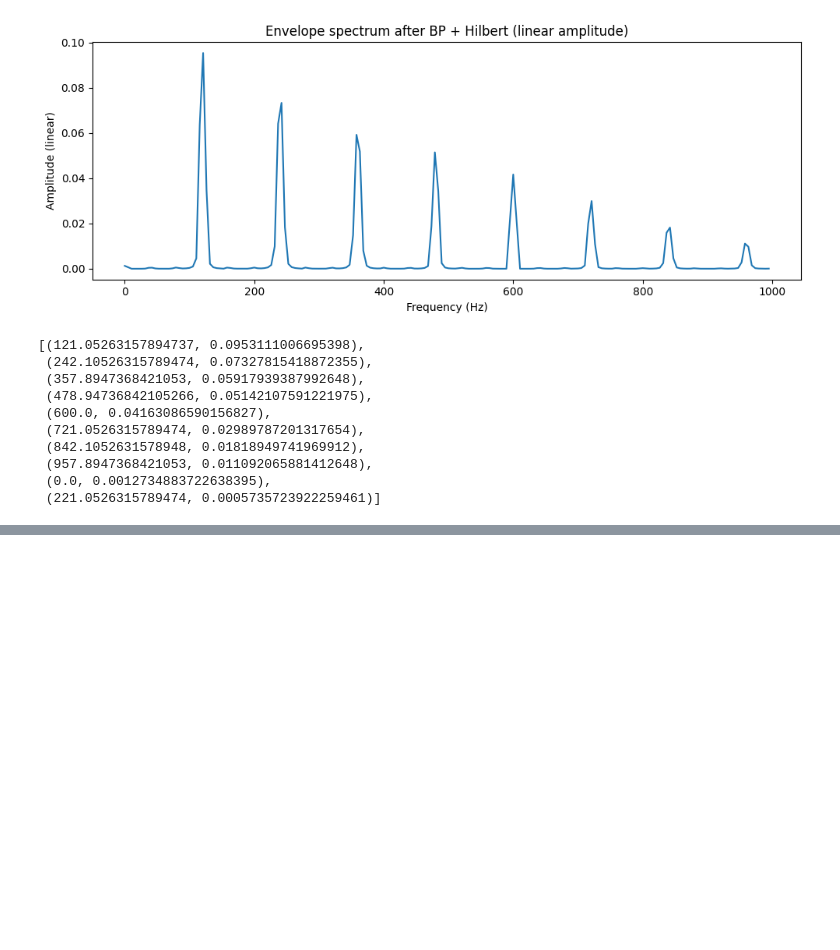
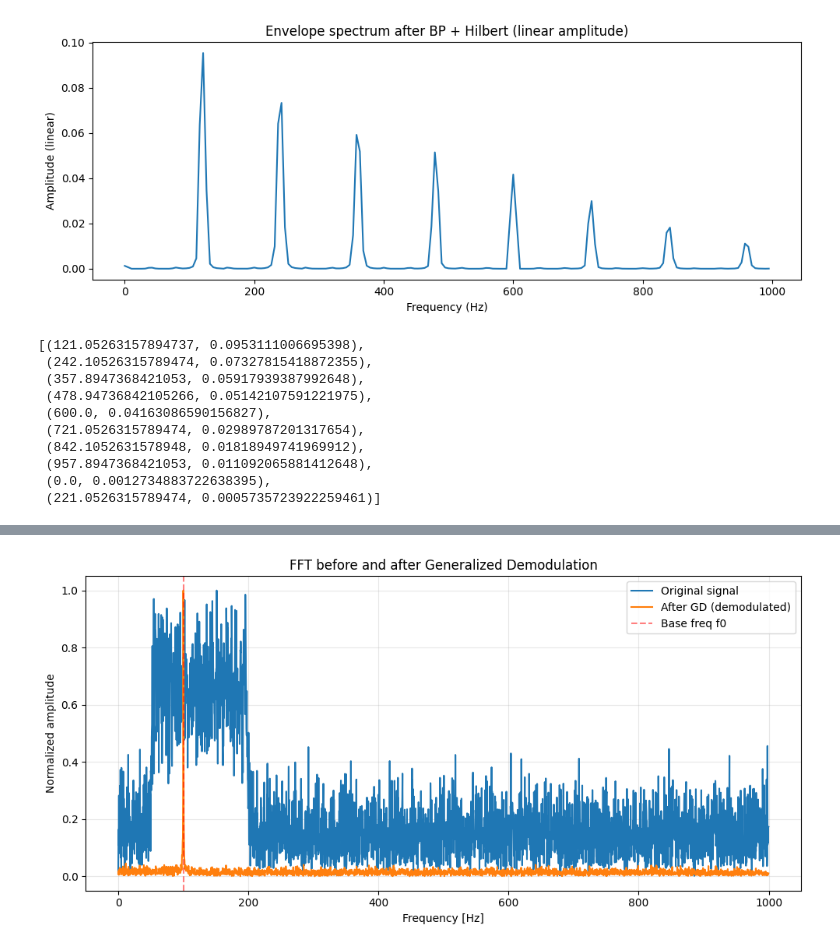
Before and after one commit to heyjianjing/fourier_transform_and_optics, a Jupyter notebook: ft_21_Hilbert_transform.ipynb, the cells around one changed output, grey strips where cells are left out. Saved outputs shown, nothing was run; the diff lists cells and outputs as text; code cells hidden in the pictures; blank space fills up the shorter version.

```diff
--- a/ft_21_Hilbert_transform.ipynb
+++ b/ft_21_Hilbert_transform.ipynb
@@ -327,0 +438,24 @@ peaks_linear
+# %%
+X_fft = np.fft.fft(x_real)
+Y_fft = np.fft.fft(y_real)
+freqs = np.fft.fftfreq(len(t), d=1/fs)
+
+# Use only positive frequencies
+pos_mask = freqs >= 0
+freqs = freqs[pos_mask]
+X_mag = np.abs(X_fft[pos_mask])
+Y_mag = np.abs(Y_fft[pos_mask])
+
+plt.figure(figsize=(10, 5))
+plt.plot(freqs, X_mag / np.max(X_mag), label='Original signal')
+plt.plot(freqs, Y_mag / np.max(Y_mag), label='After GD (demodulated)')
+plt.axvline(f_0, color='r', linestyle='--', label='Base freq f0', alpha=0.5)
+plt.xlabel('Frequency [Hz]')
+plt.ylabel('Normalized amplitude')
+plt.title('FFT before and after Generalized Demodulation')
+plt.legend()
+plt.grid(True, alpha=0.3)
+plt.tight_layout()
+plt.show()
+# %% [output]
+[figure, added]
```
Also changed, not shown: parts of 9 cells of this notebook.
